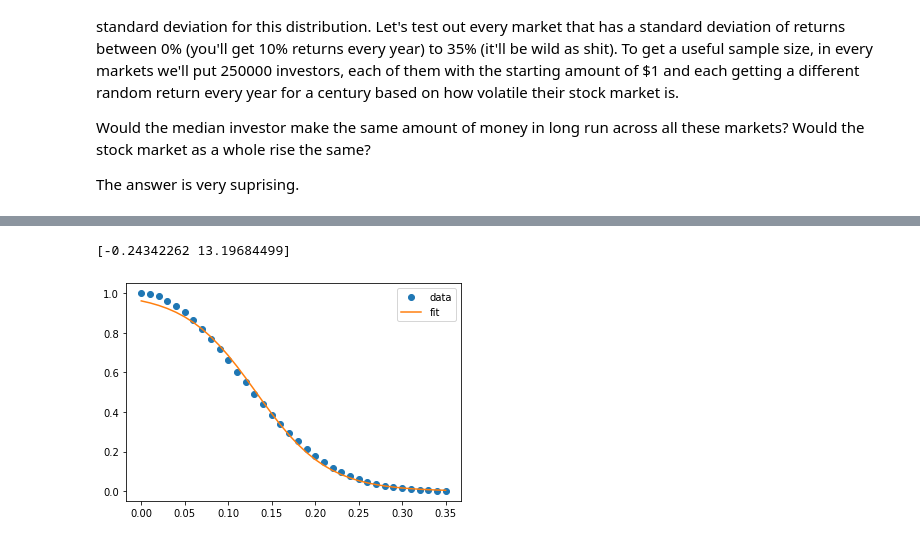
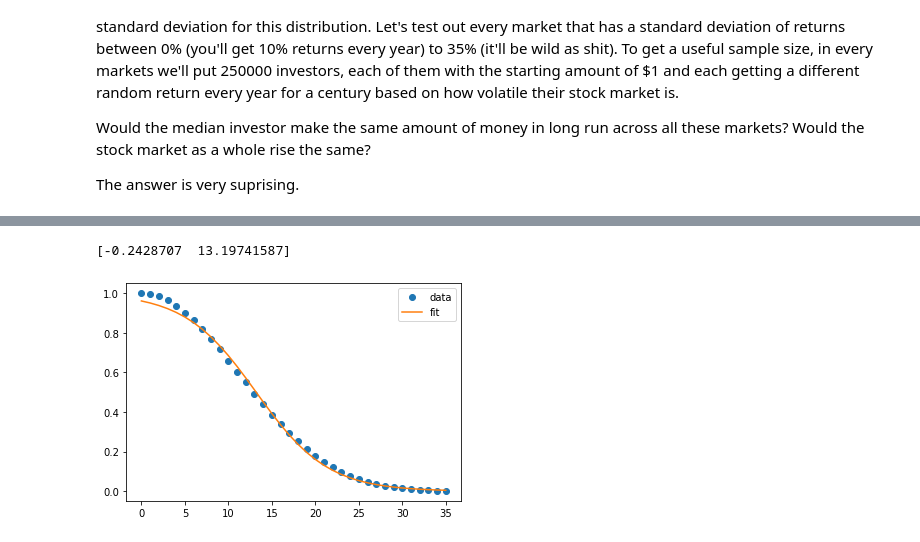
Before and after one commit to dwarkeshsp/stock-market-volatility-analysis, a Jupyter notebook: variation_in_stock_market.ipynb, the cells around one changed output, grey strips where cells are left out. Saved outputs shown, nothing was run; the diff lists cells and outputs as text; code cells hidden in the pictures.

```diff
--- a/variation_in_stock_market.ipynb
+++ b/variation_in_stock_market.ipynb
@@ -59,19 +61,22 @@ plt.savefig(fname='graph.png')
+# %%
+def fit_and_plot(function, x, y):
+    popt, pcov = curve_fit(function, x, y)
+    print(popt)
+
+    y_curve = function(x, *popt)
+
+    pylab.plot(x, y, 'o', label='data')
+    pylab.plot(x, y_curve, label='fit')
+    pylab.legend(loc='best')
+    pylab.show()
 # %%
 def sigmoid(x, a, b):
   return 1.0 / (1.0 + np.exp(-a*(x-b)))
 
 xdata = [i * 100 for i in st_dev_range]
 ydata = [i / median[0] for i in median]
 
-popt, pcov = curve_fit(sigmoid, xdata, ydata)
-print(popt)
-
-y = sigmoid(xdata, *popt)
-
-pylab.plot(st_dev_range, ydata, 'o', label='data')
-pylab.plot(st_dev_range, y, label='fit')
-pylab.legend(loc='best')
-pylab.show()
+fit_and_plot(sigmoid, xdata, ydata)
 # %% [output]
-[-0.24342262 13.19684499]
+[-0.2428707  13.19741587]
-[figure, old version]
+[figure, new version]
```
Also changed, not shown: parts of 4 cells of this notebook, 1 other file.
